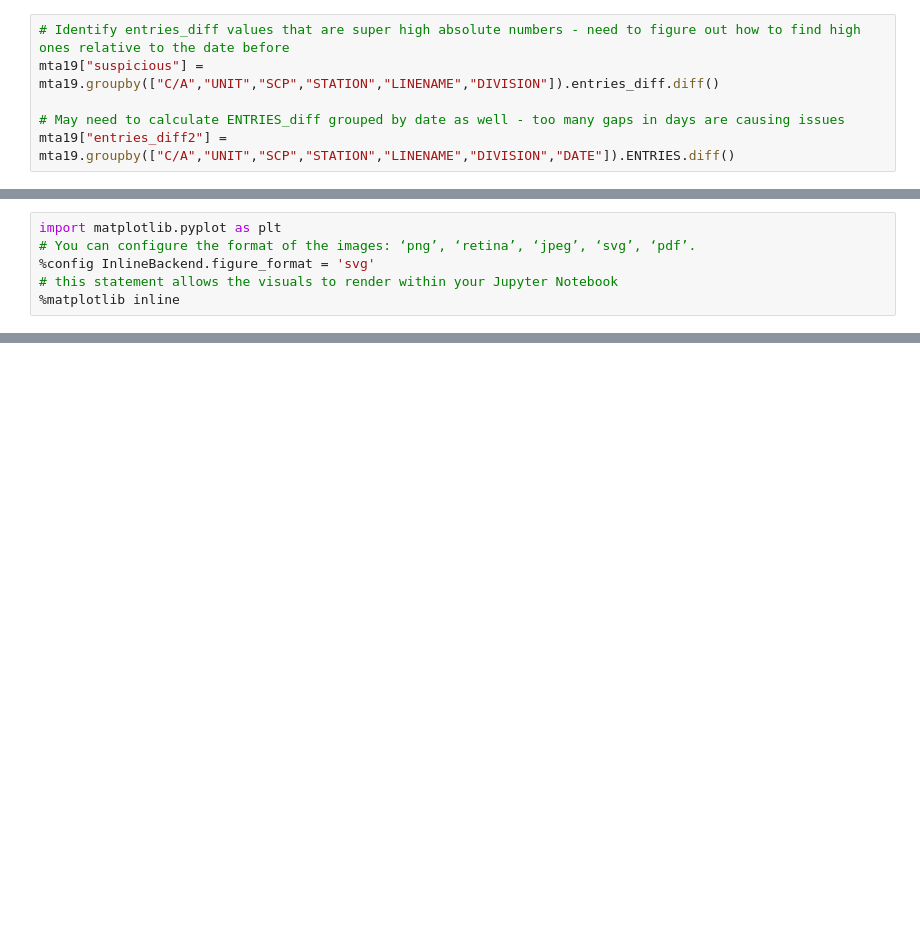
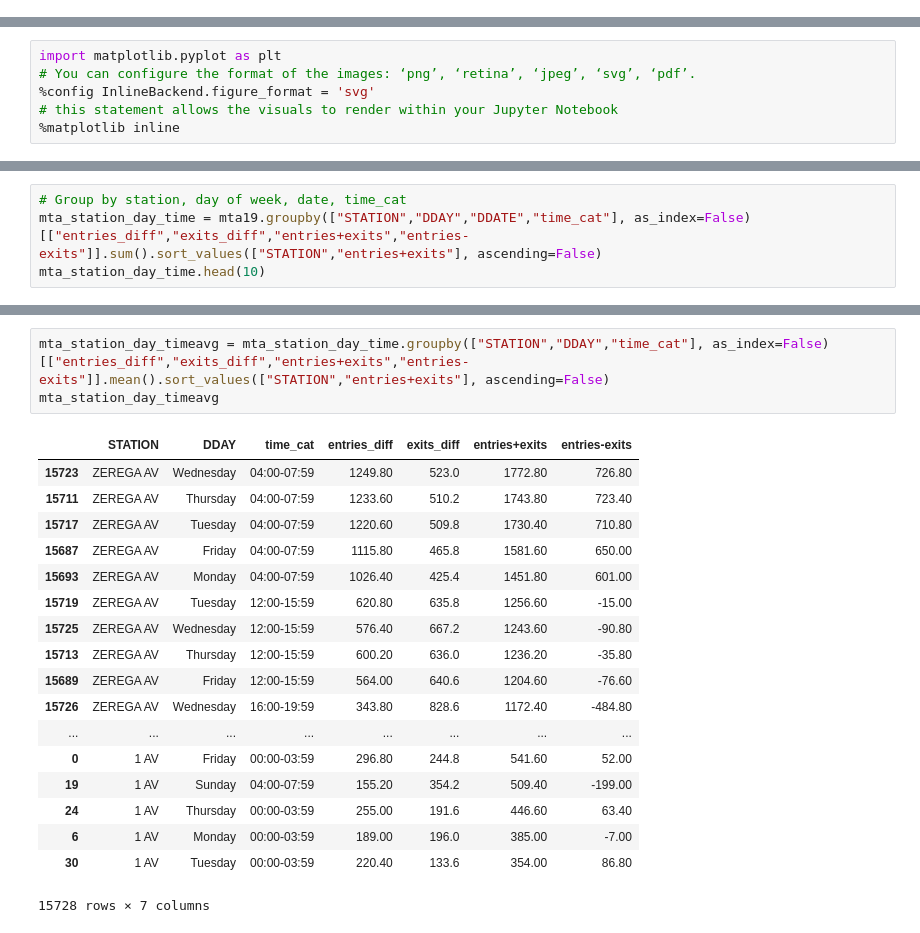
Before and after one commit to shreyak9/metis-project-1, a Jupyter notebook: project 1 functions.ipynb, the cells around one changed output, grey strips where cells are left out. Drawn from its saved outputs; the diff is of its cells as text; blank space fills up the shorter version.

```diff
--- a/project 1 functions.ipynb
+++ b/project 1 functions.ipynb
@@ -234,6 +176,0 @@ mta19.loc[(mta19["STATION"]=="HARRISON") & (mta19["SCP"] == "00-00-00") & (mta19
-# %%
-# Identify entries_diff values that are super high absolute numbers - need to figure out how to find high ones relative to the date before
-mta19["suspicious"] = mta19.groupby(["C/A","UNIT","SCP","STATION","LINENAME","DIVISION"]).entries_diff.diff()
-
-# May need to calculate ENTRIES_diff grouped by date as well - too many gaps in days are causing issues
-mta19["entries_diff2"] = mta19.groupby(["C/A","UNIT","SCP","STATION","LINENAME","DIVISION","DATE"]).ENTRIES.diff()
@@ -462,0 +300,4 @@ mta1.iloc[72420:72440]
+# %%
+# Group by station, day of week, date, time_cat
+mta_station_day_time = mta19.groupby(["STATION","DDAY","DDATE","time_cat"], as_index=False)[["entries_diff","exits_diff","entries+exits","entries-exits"]].sum().sort_values(["STATION","entries+exits"], ascending=False)
+mta_station_day_time.head(10)
@@ -462,0 +316,22 @@ mta1.iloc[72420:72440]
+# %%
+mta_station_day_timeavg = mta_station_day_time.groupby(["STATION","DDAY","time_cat"], as_index=False)[["entries_diff","exits_diff","entries+exits","entries-exits"]].mean().sort_values(["STATION","entries+exits"], ascending=False)
+mta_station_day_timeavg
+# %% [output]
+|  | STATION | DDAY | time_cat | entries_diff | exits_diff | entries+exits | entries-exits |
+| 15723 | ZEREGA AV | Wednesday | 04:00-07:59 | 1249.80 | 523.0 | 1772.80 | 726.80 |
+| 15711 | ZEREGA AV | Thursday | 04:00-07:59 | 1233.60 | 510.2 | 1743.80 | 723.40 |
+| 15717 | ZEREGA AV | Tuesday | 04:00-07:59 | 1220.60 | 509.8 | 1730.40 | 710.80 |
+| 15687 | ZEREGA AV | Friday | 04:00-07:59 | 1115.80 | 465.8 | 1581.60 | 650.00 |
+| 15693 | ZEREGA AV | Monday | 04:00-07:59 | 1026.40 | 425.4 | 1451.80 | 601.00 |
+| 15719 | ZEREGA AV | Tuesday | 12:00-15:59 | 620.80 | 635.8 | 1256.60 | -15.00 |
+| 15725 | ZEREGA AV | Wednesday | 12:00-15:59 | 576.40 | 667.2 | 1243.60 | -90.80 |
+| 15713 | ZEREGA AV | Thursday | 12:00-15:59 | 600.20 | 636.0 | 1236.20 | -35.80 |
+| 15689 | ZEREGA AV | Friday | 12:00-15:59 | 564.00 | 640.6 | 1204.60 | -76.60 |
+| 15726 | ZEREGA AV | Wednesday | 16:00-19:59 | 343.80 | 828.6 | 1172.40 | -484.80 |
+| ... | ... | ... | ... | ... | ... | ... | ... |
+| 0 | 1 AV | Friday | 00:00-03:59 | 296.80 | 244.8 | 541.60 | 52.00 |
+| 19 | 1 AV | Sunday | 04:00-07:59 | 155.20 | 354.2 | 509.40 | -199.00 |
+| 24 | 1 AV | Thursday | 00:00-03:59 | 255.00 | 191.6 | 446.60 | 63.40 |
+| 6 | 1 AV | Monday | 00:00-03:59 | 189.00 | 196.0 | 385.00 | -7.00 |
+| 30 | 1 AV | Tuesday | 00:00-03:59 | 220.40 | 133.6 | 354.00 | 86.80 |
+15728 rows × 7 columns
```
Also changed, not shown: parts of 37 cells of this notebook.
